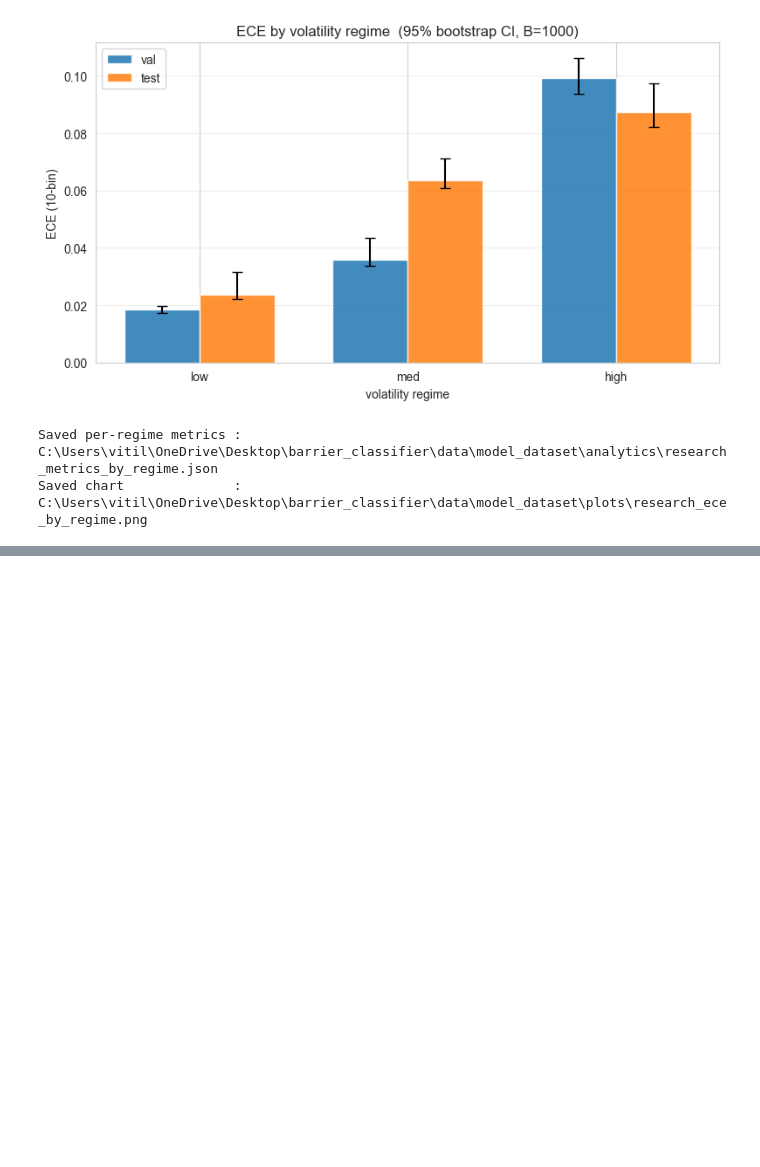
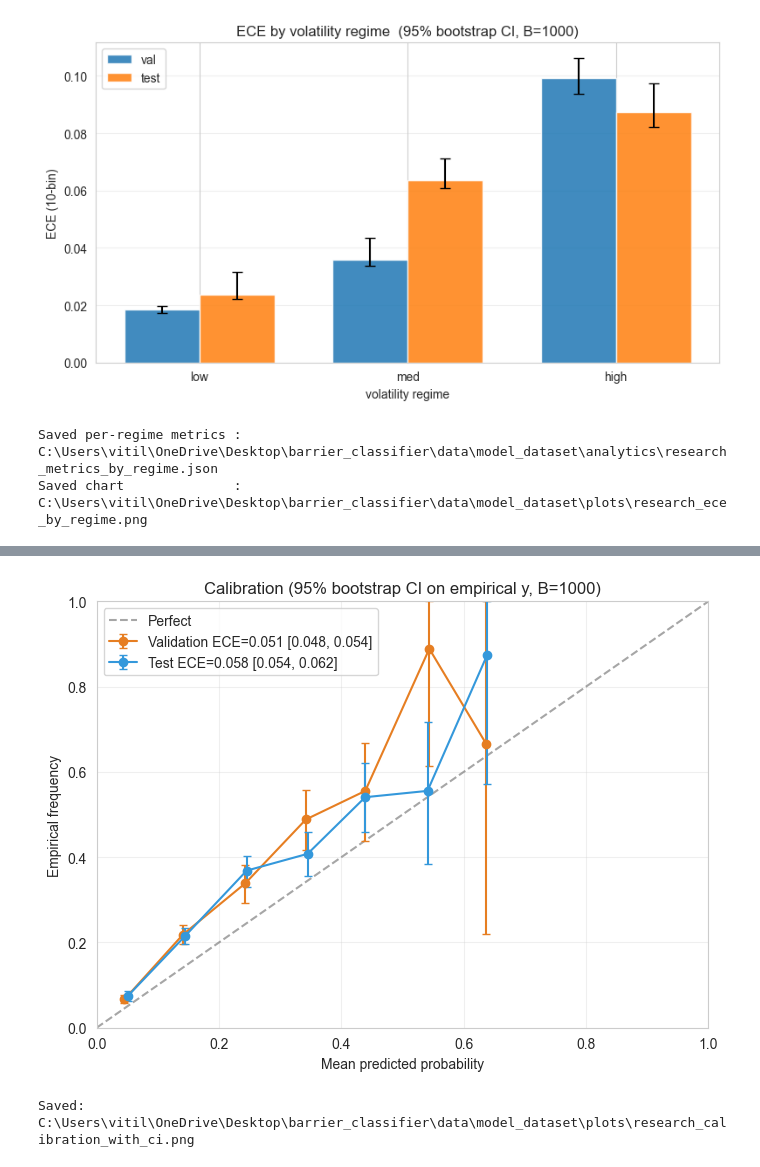
Before and after one commit to VitaIll/barrier_classifier, a Jupyter notebook: notebooks/04_offline_study.ipynb, the cells around one changed output, grey strips where cells are left out. Cells and saved outputs as stored; diff of their text form; code cells hidden in the pictures; blank space fills up the shorter version.

```diff
--- a/notebooks/04_offline_study.ipynb
+++ b/notebooks/04_offline_study.ipynb
@@ -451,0 +492,13 @@ Subsequent sections will land as the corresponding analytics phases are built:
+# %%
+# Calibration: val + test on a single axis with bootstrap CIs
+fig, ax = plt.subplots(figsize=(7, 5.2))
+plot_calibration_with_ci(val_cal,  ax=ax, color="#e67e22", label="Validation", plot_perfect=True)
+plot_calibration_with_ci(test_cal, ax=ax, color="#3498db", label="Test",       plot_perfect=False)
+ax.set_title(f"Calibration (95% bootstrap CI on empirical y, B={BOOTSTRAP_B})")
+plt.tight_layout()
+fig.savefig(PLOTS_DIR / "research_calibration_with_ci.png", dpi=150)
+plt.show()
+print(f"Saved: {PLOTS_DIR / 'research_calibration_with_ci.png'}")
+# %% [output]
+[figure, added]
+Saved: C:\Users\vitil\OneDrive\Desktop\barrier_classifier\data\model_dataset\plots\research_calibration_with_ci.png
```
Also changed, not shown: parts of 25 cells of this notebook, 9 other files.
